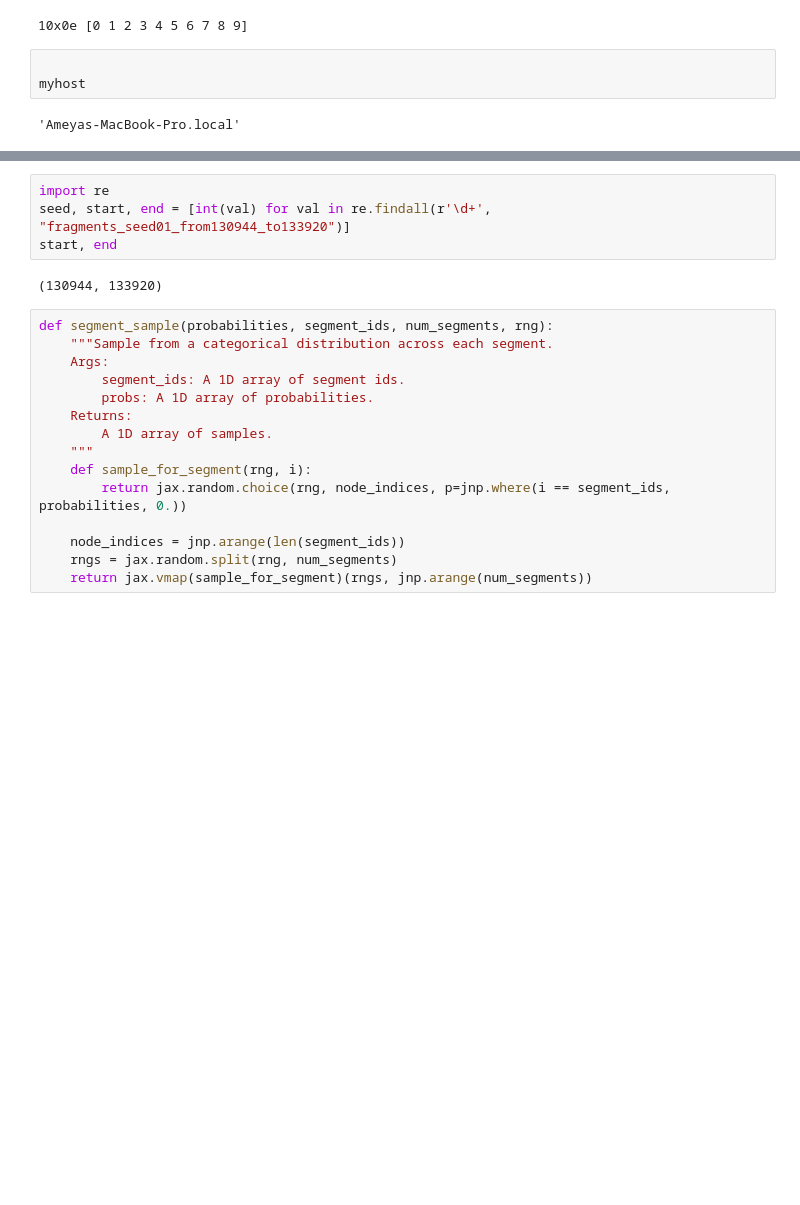
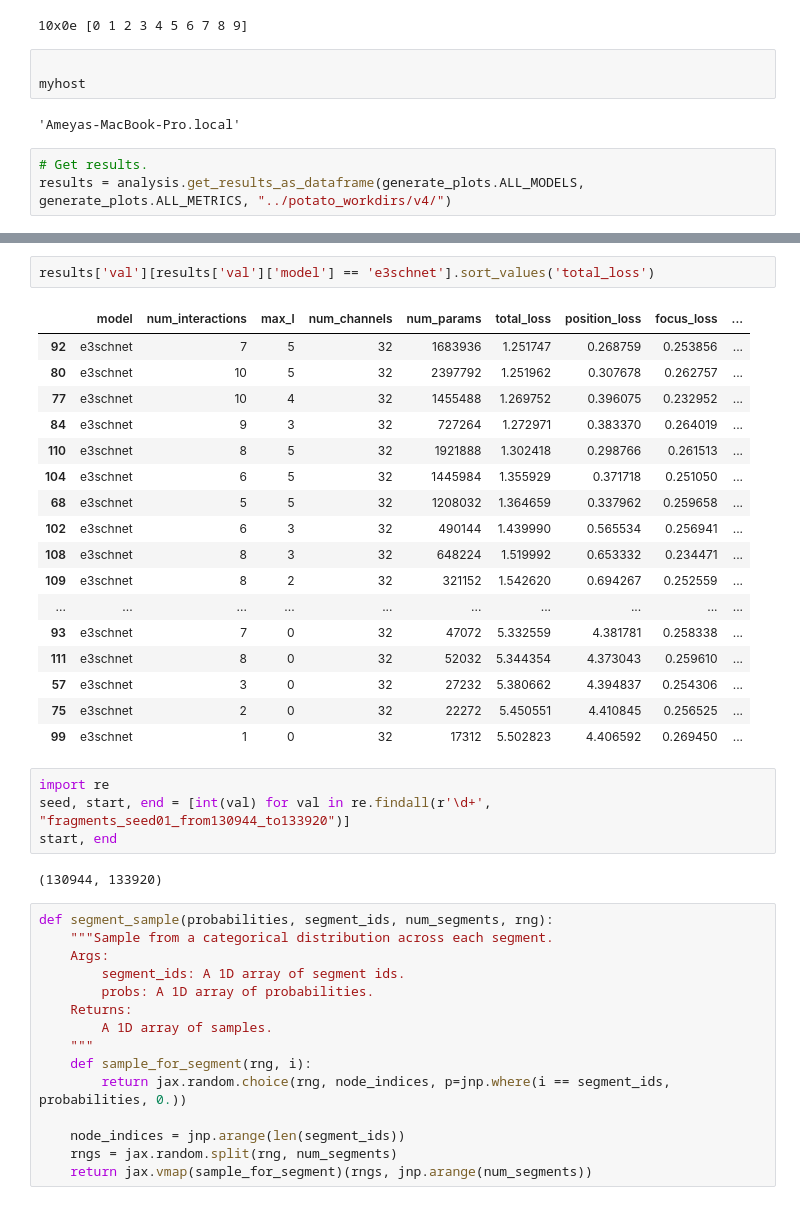
Before and after one commit to atomicarchitects/symphony, a Jupyter notebook: notebooks/test.ipynb, the cells around one changed output, grey strips where cells are left out. Drawn from its saved outputs; the diff is of its cells as text; blank space fills up the shorter version.

```diff
--- a/notebooks/test.ipynb
+++ b/notebooks/test.ipynb
@@ -101,3 +102,6 @@ e3nn.IrrepsArray("10x0e", jnp.arange(10))
 myhost
 # %% [output]
 'Ameyas-MacBook-Pro.local'
+# %%
+# Get results.
+results = analysis.get_results_as_dataframe(generate_plots.ALL_MODELS, generate_plots.ALL_METRICS, "../potato_workdirs/v4/")
@@ -104,3 +111,23 @@ myhost
+# %%
+results['val'][results['val']['model'] == 'e3schnet'].sort_values('total_loss')
+# %% [output]
+|  | model | num_interactions | max_l | num_channels | num_params | total_loss | position_loss | focus_loss | ... |
+| 92 | e3schnet | 7 | 5 | 32 | 1683936 | 1.251747 | 0.268759 | 0.253856 | ... |
+| 80 | e3schnet | 10 | 5 | 32 | 2397792 | 1.251962 | 0.307678 | 0.262757 | ... |
+| 77 | e3schnet | 10 | 4 | 32 | 1455488 | 1.269752 | 0.396075 | 0.232952 | ... |
+| 84 | e3schnet | 9 | 3 | 32 | 727264 | 1.272971 | 0.383370 | 0.264019 | ... |
+| 110 | e3schnet | 8 | 5 | 32 | 1921888 | 1.302418 | 0.298766 | 0.261513 | ... |
+| 104 | e3schnet | 6 | 5 | 32 | 1445984 | 1.355929 | 0.371718 | 0.251050 | ... |
+| 68 | e3schnet | 5 | 5 | 32 | 1208032 | 1.364659 | 0.337962 | 0.259658 | ... |
+| 102 | e3schnet | 6 | 3 | 32 | 490144 | 1.439990 | 0.565534 | 0.256941 | ... |
+| 108 | e3schnet | 8 | 3 | 32 | 648224 | 1.519992 | 0.653332 | 0.234471 | ... |
+| 109 | e3schnet | 8 | 2 | 32 | 321152 | 1.542620 | 0.694267 | 0.252559 | ... |
+| ... | ... | ... | ... | ... | ... | ... | ... | ... | ... |
+| 93 | e3schnet | 7 | 0 | 32 | 47072 | 5.332559 | 4.381781 | 0.258338 | ... |
+| 111 | e3schnet | 8 | 0 | 32 | 52032 | 5.344354 | 4.373043 | 0.259610 | ... |
+| 57 | e3schnet | 3 | 0 | 32 | 27232 | 5.380662 | 4.394837 | 0.254306 | ... |
+| 75 | e3schnet | 2 | 0 | 32 | 22272 | 5.450551 | 4.410845 | 0.256525 | ... |
+| 99 | e3schnet | 1 | 0 | 32 | 17312 | 5.502823 | 4.406592 | 0.269450 | ... |
 # %%
 import re
 seed, start, end = [int(val) for val in re.findall(r'\d+', "fragments_seed01_from130944_to133920")]
```
Also changed, not shown: parts of 2 cells of this notebook, 40 other files.
